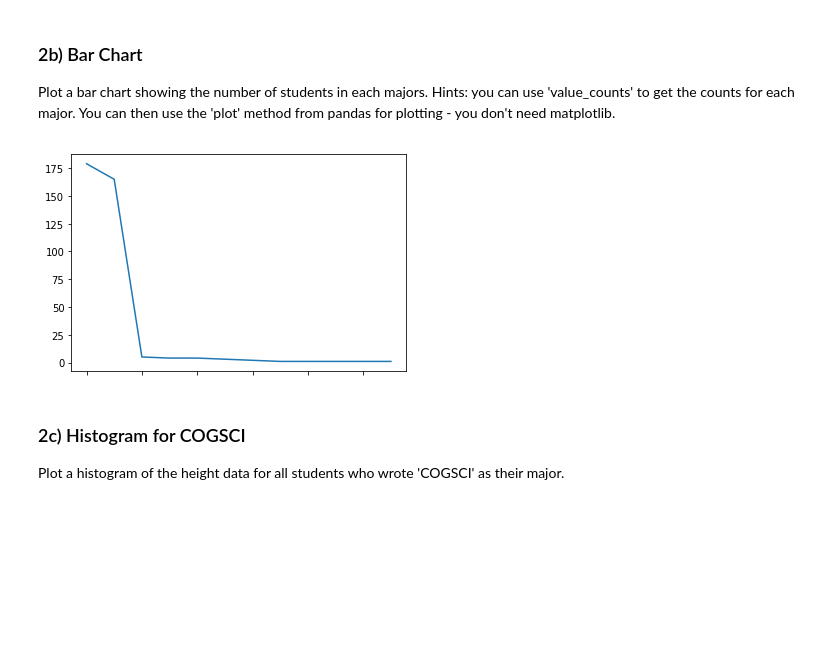
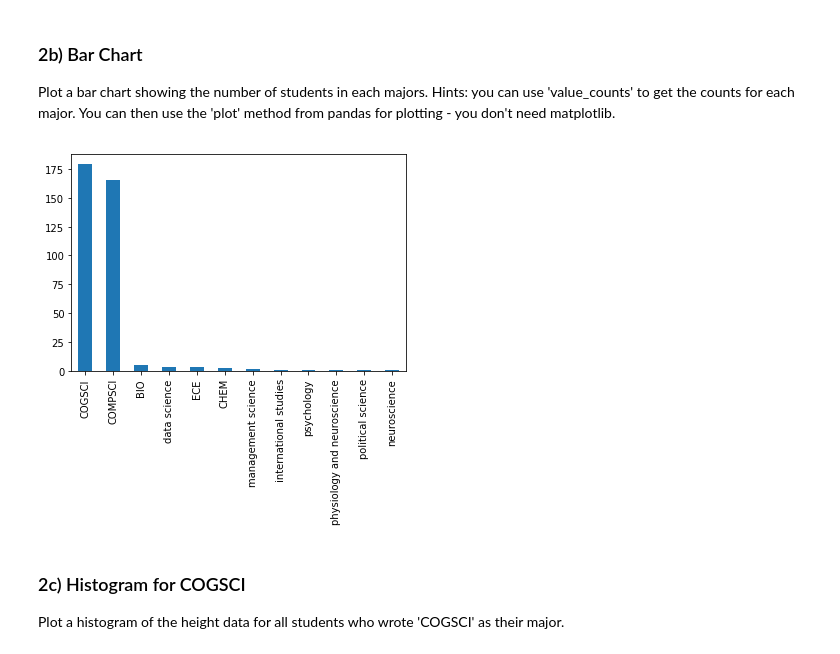
Before and after one commit to plagoc/COGS108Assignments, a Jupyter notebook: A4/A4_DataAnalysis.ipynb, the cells around one changed output. Cells and saved outputs as stored; diff of their text form; code cells hidden in the pictures; blank space fills up the shorter version.

```diff
--- a/A4/A4_DataAnalysis.ipynb
+++ b/A4/A4_DataAnalysis.ipynb
@@ -845,11 +838,11 @@ Hints: you can use 'value_counts' to get the counts for each major.
 You can then use the 'plot' method from pandas for plotting - you don't need matplotlib.
 # %%
 major_counts = df['major'].value_counts()
-major_counts.plot()
+major_counts.plot.bar()
 
 f1 = plt.gcf()
 # %% [output]
-[figure, old version]
+[figure, new version]
 # %%
 assert f1.gca().has_data()
 # %% [markdown]
```
Also changed, not shown: parts of 54 cells of this notebook, 3 other files.
